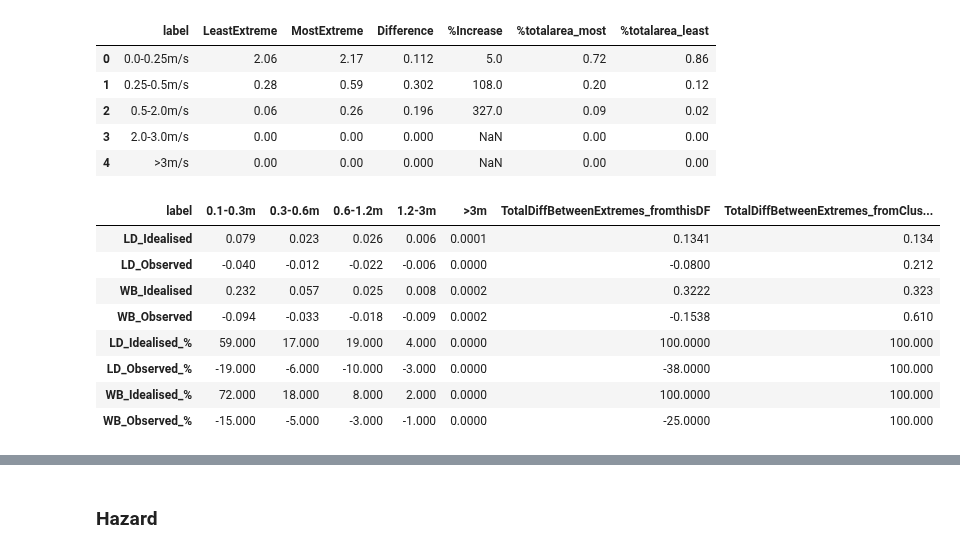
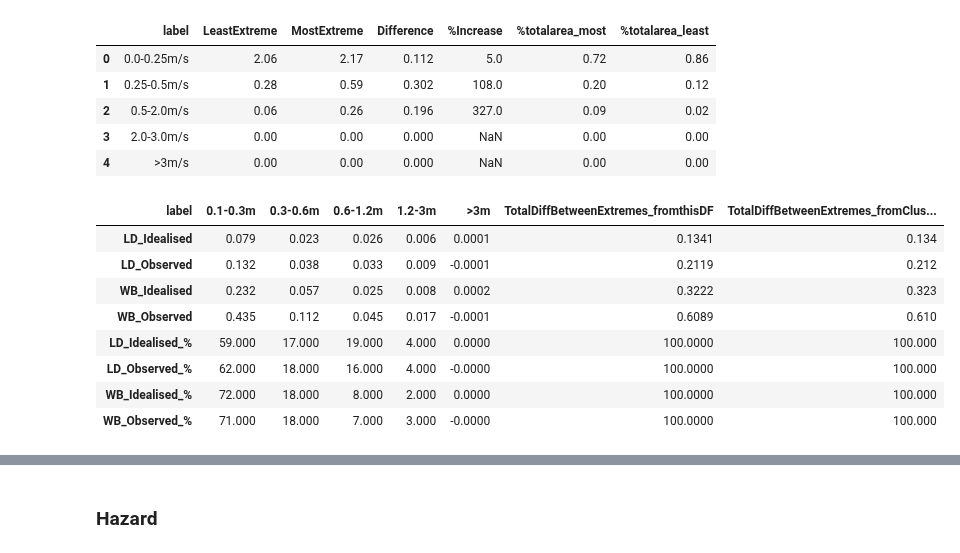
Before and after one commit to masher92/UKCP18, a Jupyter notebook: CatchmentAnalysis/PlotsForPaper/PlotsForPaper.ipynb, the cells around one changed output, grey strips where cells are left out. Cells and saved outputs as stored; diff of their text form; code cells hidden in the pictures.

```diff
--- a/CatchmentAnalysis/PlotsForPaper/PlotsForPaper.ipynb
+++ b/CatchmentAnalysis/PlotsForPaper/PlotsForPaper.ipynb
@@ -406,11 +406,11 @@ individual_cell_values_op_wb= pd.read_csv("../ProcessModelResults/Outputs/Data/O
 # %%
-# di_i = {"6h_sp_bl_0.9": "Most back-loaded", "6h_sp_fl_0.1": "Most front-loaded"}
-# di_o = {"6h_c5": "Most back-loaded", "6h_c8": "Most front-loaded"}
+di_i = {"6h_sp_bl_0.9": "I9", "6h_sp_fl_0.1": "I1"}
+di_o = {"6h_c5": "O5", "6h_c8": "O8"}
 
-# individual_cell_values_ip_ld.replace({"short_id": di_i},inplace=True)
-# individual_cell_values_ip_wb.replace({"short_id": di_i},inplace=True)
-# individual_cell_values_op_ld.replace({"short_id": di_o},inplace=True)
-# individual_cell_values_op_wb.replace({"short_id": di_o},inplace=True)
+individual_cell_values_ip_ld.replace({"short_id": di_i},inplace=True)
+individual_cell_values_ip_wb.replace({"short_id": di_i},inplace=True)
+individual_cell_values_op_ld.replace({"short_id": di_o},inplace=True)
+individual_cell_values_op_wb.replace({"short_id": di_o},inplace=True)
 # %%
 # individual_cell_values_ip = [individual_cell_values_ip_ld,individual_cell_values_ip_wb]
 # individual_cell_values_op = [individual_cell_values_op_ld,individual_cell_values_op_wb]
@@ -471,8 +471,10 @@ def plot_histogram_weighted (individual_cell_values_dict, profiles_name, profile
         # Get so the most/least extreme appear in plots with the colours in same order
         if profiles_name =='SinglePeak_Scaled':
             extremes.sort_values(by=['short_id'],ascending =True, inplace=True)
+        if profiles_name =='Observed':
+            extremes.sort_values(by=['short_id'],ascending =True, inplace=True)
         else:
-            extremes.sort_values(by=['short_id'],ascending=True, inplace=True)
+            extremes.sort_values(by=['short_id'],ascending=False, inplace=True)
 
         # Plot
         ls_values = sns.histplot(ax=ax, data=extremes, x=variable_name, hue='short_id',stat='count',
@@ -487,8 +489,7 @@ def plot_histogram_weighted (individual_cell_values_dict, profiles_name, profile
         ax.get_legend().set_title("")
 
         # Set title
-        if variable_name == 'Depth':
-            ax.set_title(catchment_name, fontsize=15)
+        ax.set_title(catchment_name, fontsize=15)
 
         #### Get change percentages
         most_extreme_ls = []
@@ -529,7 +530,7 @@ def plot_histogram_weighted (individual_cell_values_dict, profiles_name, profile
 
 
         dfs.append(df)
-
+    fig.suptitle(profiles_name, fontsize= 30)
     if filter_out_water == False:
         fp_to_save = "Figs/Histograms/{}_Histograms.PNG".format(profiles_name_short)
         fig.savefig(fp_to_save, bbox_inches='tight')
@@ -562,0 +545,3 @@ df_idealised_nowater[2]
+# %%
+df_idealised_nowater = plot_histogram_weighted(individual_cell_values_ip_dict, 'Idealised','IP','I1',
+                                               'I9', filter_out_water = True,title= True)
@@ -564,6 +556,6 @@ df_idealised_nowater[2]
 # df_observed = plot_histogram_weighted(individual_cell_values_op_dict,'Observed','OP','6h_c8', '6h_c5' ,
 #                                       filter_out_water = False,  title= True)
 # %%
-df_observed_nowater = plot_histogram_weighted(individual_cell_values_op_dict, 'Observed', 'OP','6h_c5','6h_c8',
+df_observed_nowater = plot_histogram_weighted(individual_cell_values_op_dict, 'Observed', 'OP','O5','O8',
                                                filter_out_water = True,title= True)
 # %% [output]
@@ -629,16 +621,16 @@ def find_numbers_in_bins (df_list_idealised, df_list_observed, FloodedAreaColumn
 
     return (df)
 # %%
-df_depth_nowater =  find_numbers_in_bins(df_idealised_nowater, df_observed_notwater, 'NotwaterFloodedArea', 0, 1)
+df_depth_nowater =  find_numbers_in_bins(df_idealised_nowater, df_observed_nowater, 'NotwaterFloodedArea', 0, 1)
 df_depth_nowater
 # %% [output]
 | label | 0.1-0.3m | 0.3-0.6m | 0.6-1.2m | 1.2-3m | >3m | TotalDiffBetweenExtremes_fromthisDF | TotalDiffBetweenExtremes_fromClus... |
 | LD_Idealised | 0.079 | 0.023 | 0.026 | 0.006 | 0.0001 | 0.1341 | 0.134 |
-| LD_Observed | -0.040 | -0.012 | -0.022 | -0.006 | 0.0000 | -0.0800 | 0.212 |
+| LD_Observed | 0.132 | 0.038 | 0.033 | 0.009 | -0.0001 | 0.2119 | 0.212 |
 | WB_Idealised | 0.232 | 0.057 | 0.025 | 0.008 | 0.0002 | 0.3222 | 0.323 |
-| WB_Observed | -0.094 | -0.033 | -0.018 | -0.009 | 0.0002 | -0.1538 | 0.610 |
+| WB_Observed | 0.435 | 0.112 | 0.045 | 0.017 | -0.0001 | 0.6089 | 0.610 |
 | LD_Idealised_% | 59.000 | 17.000 | 19.000 | 4.000 | 0.0000 | 100.0000 | 100.000 |
-| LD_Observed_% | -19.000 | -6.000 | -10.000 | -3.000 | 0.0000 | -38.0000 | 100.000 |
+| LD_Observed_% | 62.000 | 18.000 | 16.000 | 4.000 | -0.0000 | 100.0000 | 100.000 |
 | WB_Idealised_% | 72.000 | 18.000 | 8.000 | 2.000 | 0.0000 | 100.0000 | 100.000 |
-| WB_Observed_% | -15.000 | -5.000 | -3.000 | -1.000 | 0.0000 | -25.0000 | 100.000 |
+| WB_Observed_% | 71.000 | 18.000 | 7.000 | 3.000 | -0.0000 | 100.0000 | 100.000 |
 # %%
```
Also changed, not shown: parts of 17 cells of this notebook.
